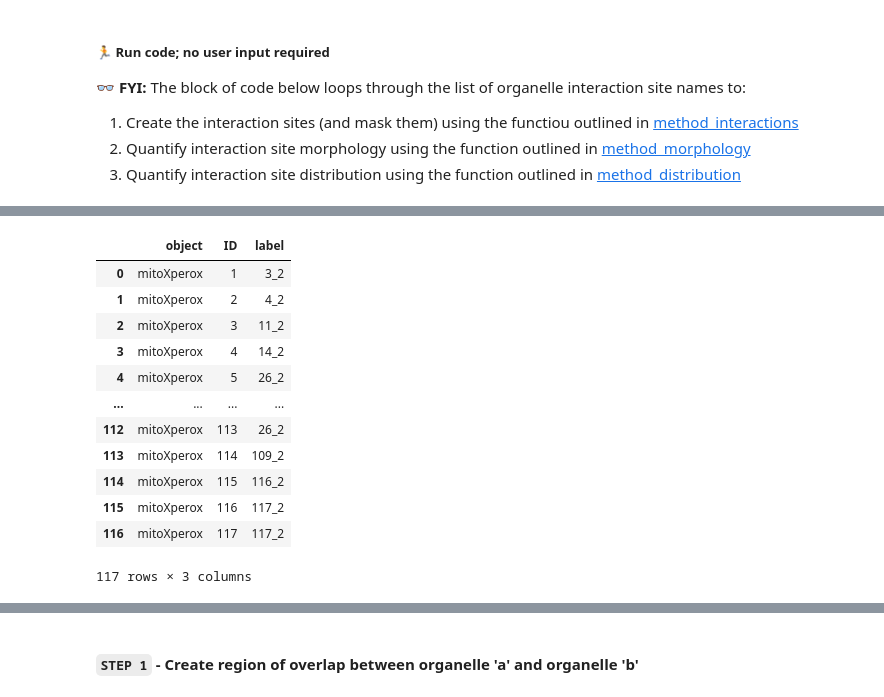
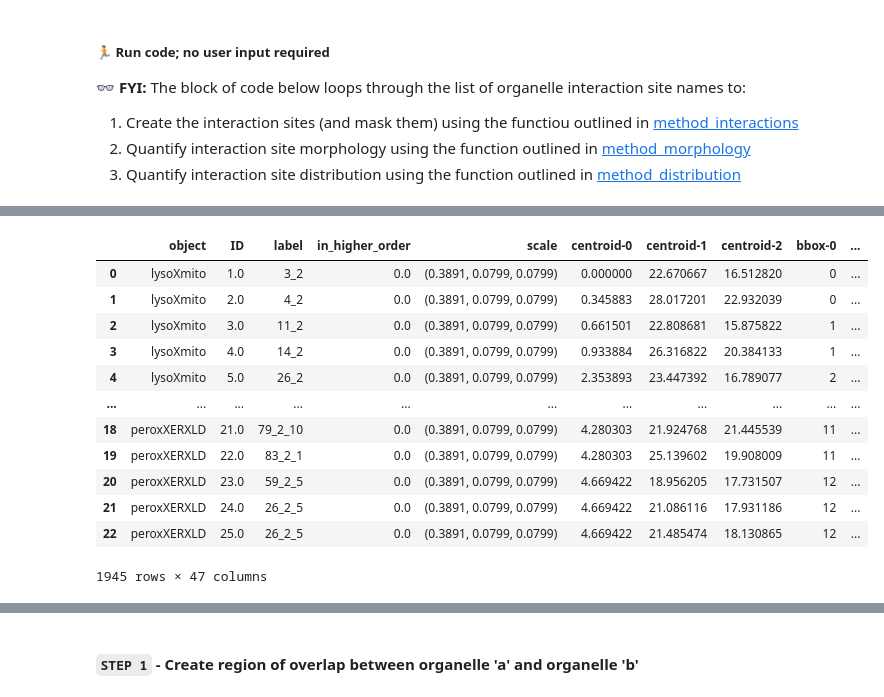
Before and after one commit to SCohenLab/infer-subc, a Jupyter notebook: notebooks/part_2_quantification/2.2_organelle_interactions.ipynb, the cells around one changed output, grey strips where cells are left out. Drawn from its saved outputs; the diff is of its cells as text; code cells hidden in the pictures.

```diff
--- a/notebooks/part_2_quantification/2.2_organelle_interactions.ipynb
+++ b/notebooks/part_2_quantification/2.2_organelle_interactions.ipynb
@@ -215,8 +215,8 @@ def _get_morphology_metrics(segmentation_img: np.ndarray,
     props_table[f"{mask_name}_volume"] = mask_vol
 
     ### TODO: add the below to 2.1
-    # for col in [c for c in props_table.columns if "intensity" in c]:
-    #     props_table.rename(columns={col:col[:-1]+intensity_ch_names[int(col[-1])]+"-ch"}, inplace=True)
+    for col in [c for c in props_table.columns if "intensity" in c]:
+        props_table.rename(columns={col:col[:-1]+intensity_ch_names[int(col[-1])]+"-ch"}, inplace=True)
 
 
     # print this statement to let user known of suppressed warnings
@@ -460,27 +461,21 @@ chan_axis = 0
 # recreate raw_intensity image based on list intensity channels above
 intensity_img = np.stack(intensities)   # ensuring matching order to other org and seg lists
 
-test_list = possib_int_types[6]
-print(test_list)
-
 # loop through interaction sites
-inter_Tabs = []
-morph_Tabs = []
-for int in [test_list]:
+inter_combo_tabs = []
+for inter in possib_int_types:
     # list organelles included in this interaction site only
-    orgs_included = int.split("X")
-    print(orgs_included)
+    orgs_included = inter.split("X")
 
     # create interaction site & metadata information
-    inter_obj, inter_tab = create_interaction_sites(orgs_included, organelles, name_splitter=splitter)
-    print(np.unique(inter_obj))
-    print(inter_obj.dtype)
+    inter_obj, lower_ord_sites, inter_tab = create_interaction_sites(orgs_included, organelles, name_splitter=splitter)
+
     # apply mask
     labels = apply_mask(inter_obj, mask)
 
     # measure interaction site morphology
-    morph_metrics = _get_morphology_metrics(segmentation_img=inter_obj,
-                                         seg_name=int,
+    morpho_metrics = _get_morphology_metrics(segmentation_img=inter_obj,
+                                         seg_name=inter,
                                          intensity_img=intensity_img,
                                          intensity_ch_names=org_file_names,
                                          channel_axis=chan_axis,
@@ -488,13 +483,14 @@ for int in [test_list]:
                                          mask_name=mask_name,
                                          scale=scale)
 
-    morpho_metrics.rename(columns={'labels':'ID'}, inplace=True)
+    morpho_metrics.rename(columns={'label':'ID'}, inplace=True)
 
-    for col in [c for c in morph_metrics.columns if "intensity" in c]:
-        morph_metrics.rename(columns={col:col[:-1]+org_file_names[int(col[-1])]+"-ch"}, inplace=True)
+    combo_tab = pd.merge(inter_tab, morpho_metrics)
 
-    inter_Tabs.append(inter_tab)
-    morph_Tabs.append(morph_metrics)
+    inter_combo_tabs.append(combo_tab)
 
-inter_Tabs[0]
+# merge the tables together
+final_combo = pd.concat(inter_combo_tabs)
+
+final_combo
 # %% [output]
@@ -512,13 +514,13 @@ Warning(s) suppressed while quantifying mitoXperox. See 'method_morphology.ipynb
-|  | object | ID | label |
-| 0 | mitoXperox | 1 | 3_2 |
-| 1 | mitoXperox | 2 | 4_2 |
-| 2 | mitoXperox | 3 | 11_2 |
-| 3 | mitoXperox | 4 | 14_2 |
-| 4 | mitoXperox | 5 | 26_2 |
-| ... | ... | ... | ... |
-| 112 | mitoXperox | 113 | 26_2 |
-| 113 | mitoXperox | 114 | 109_2 |
-| 114 | mitoXperox | 115 | 116_2 |
-| 115 | mitoXperox | 116 | 117_2 |
-| 116 | mitoXperox | 117 | 117_2 |
+|  | object | ID | label | in_higher_order | scale | centroid-0 | centroid-1 | centroid-2 | bbox-0 | ... |
+| 0 | lysoXmito | 1.0 | 3_2 | 0.0 | (0.3891, 0.0799, 0.0799) | 0.000000 | 22.670667 | 16.512820 | 0 | ... |
+| 1 | lysoXmito | 2.0 | 4_2 | 0.0 | (0.3891, 0.0799, 0.0799) | 0.345883 | 28.017201 | 22.932039 | 0 | ... |
+| 2 | lysoXmito | 3.0 | 11_2 | 0.0 | (0.3891, 0.0799, 0.0799) | 0.661501 | 22.808681 | 15.875822 | 1 | ... |
+| 3 | lysoXmito | 4.0 | 14_2 | 0.0 | (0.3891, 0.0799, 0.0799) | 0.933884 | 26.316822 | 20.384133 | 1 | ... |
+| 4 | lysoXmito | 5.0 | 26_2 | 0.0 | (0.3891, 0.0799, 0.0799) | 2.353893 | 23.447392 | 16.789077 | 2 | ... |
+| ... | ... | ... | ... | ... | ... | ... | ... | ... | ... | ... |
+| 18 | peroxXERXLD | 21.0 | 79_2_10 | 0.0 | (0.3891, 0.0799, 0.0799) | 4.280303 | 21.924768 | 21.445539 | 11 | ... |
+| 19 | peroxXERXLD | 22.0 | 83_2_1 | 0.0 | (0.3891, 0.0799, 0.0799) | 4.280303 | 25.139602 | 19.908009 | 11 | ... |
+| 20 | peroxXERXLD | 23.0 | 59_2_5 | 0.0 | (0.3891, 0.0799, 0.0799) | 4.669422 | 18.956205 | 17.731507 | 12 | ... |
+| 21 | peroxXERXLD | 24.0 | 26_2_5 | 0.0 | (0.3891, 0.0799, 0.0799) | 4.669422 | 21.086116 | 17.931186 | 12 | ... |
+| 22 | peroxXERXLD | 25.0 | 26_2_5 | 0.0 | (0.3891, 0.0799, 0.0799) | 4.669422 | 21.485474 | 18.130865 | 12 | ... |
-117 rows × 3 columns
+1945 rows × 47 columns
```
Also changed, not shown: parts of 11 cells of this notebook, 2 other files.
